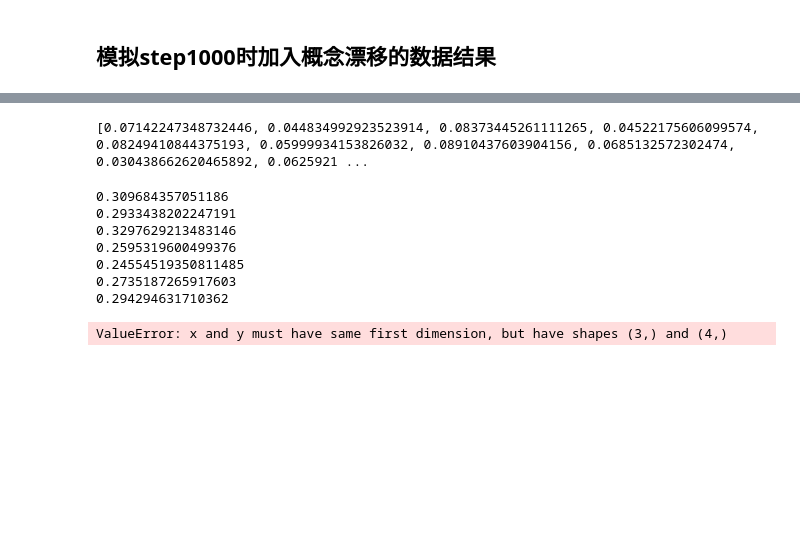
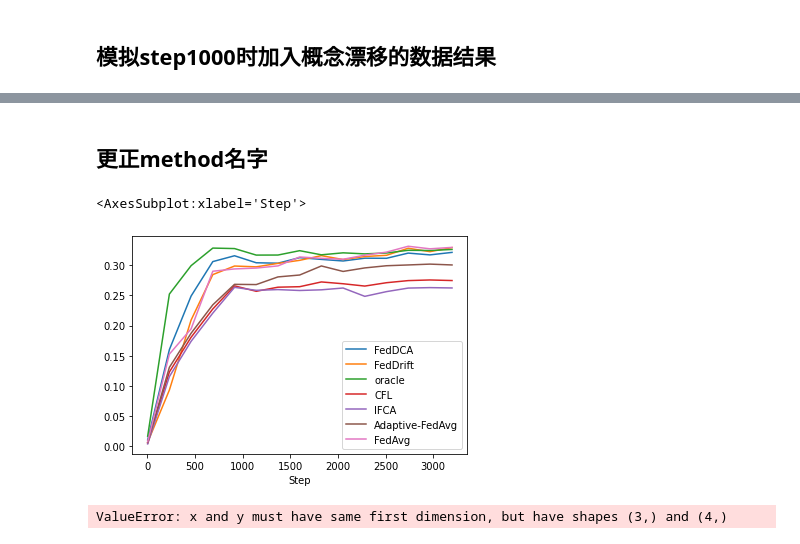
Before and after one commit to Gerid/PFL-Non-IID, a Jupyter notebook: results/t.ipynb, the cells around one changed output, grey strips where cells are left out. Saved outputs shown, nothing was run; the diff lists cells and outputs as text; code cells hidden in the pictures; blank space fills up the shorter version.

```diff
--- a/results/t.ipynb
+++ b/results/t.ipynb
@@ -190,30 +175,14 @@ selected_df.plot()
-# %%
-print([np.random.uniform(0.03, 0.1) for i in range(10)])
-# %% [output]
-[0.07142247348732446, 0.044834992923523914, 0.08373445261111265, 0.04522175606099574, 0.08249410844375193, 0.05999934153826032, 0.08910437603904156, 0.0685132572302474, 0.030438662620465892, 0.0625921 ...
-# %%
-for i in range(1,8):
-    method = 'method' + str(i)
-    print(df[method].mean())
-map = {'method1':'CFL', 'method3':'FedDCA', 'method2':''}
-# for j in range(1,10):
-#     method = "method"+str(j)
-#     print(df[method].mean)
-#for i in range(1002, 3202, 4):
-    #for j in range(1,10):
-        #method = "method"+str(j)
-        #print(df[method].mean)
-        #if method == df[method].mean
-        #df[method][i] =
-    #print(df['method1'][1002])
-# %% [output]
-0.309684357051186
-0.2933438202247191
-0.3297629213483146
-0.2595319600499376
-0.24554519350811485
-0.2735187265917603
-0.294294631710362
+# %% [markdown]
+## 更正method名字
+# %%
+# Define the new method names
+methods = ['FedDCA','FedDrift','oracle','CFL','IFCA', 'Adaptive-FedAvg','FedAvg']
+# Rename the method columns
+selected_df.rename(columns=dict(zip(selected_df.columns[0:], methods)), inplace=True)
+selected_df.plot()
+# %% [output]
+<AxesSubplot:xlabel='Step'>
+[figure, added]
 # %%
 import pandas as pd
 import matplotlib.pyplot as plt
```
Also changed, not shown: parts of 10 cells of this notebook, 1 other file.
